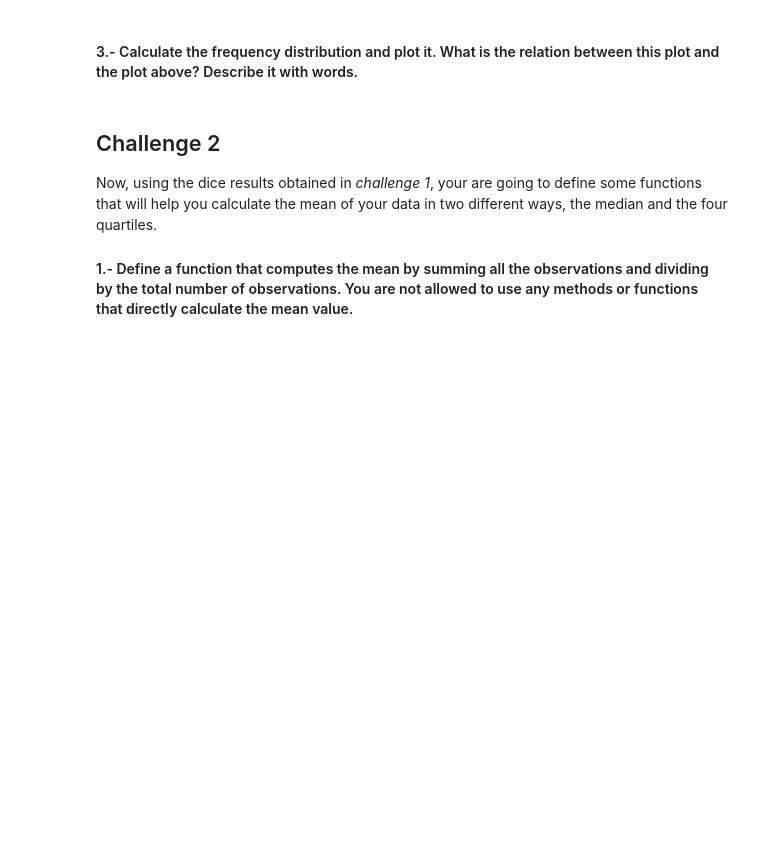
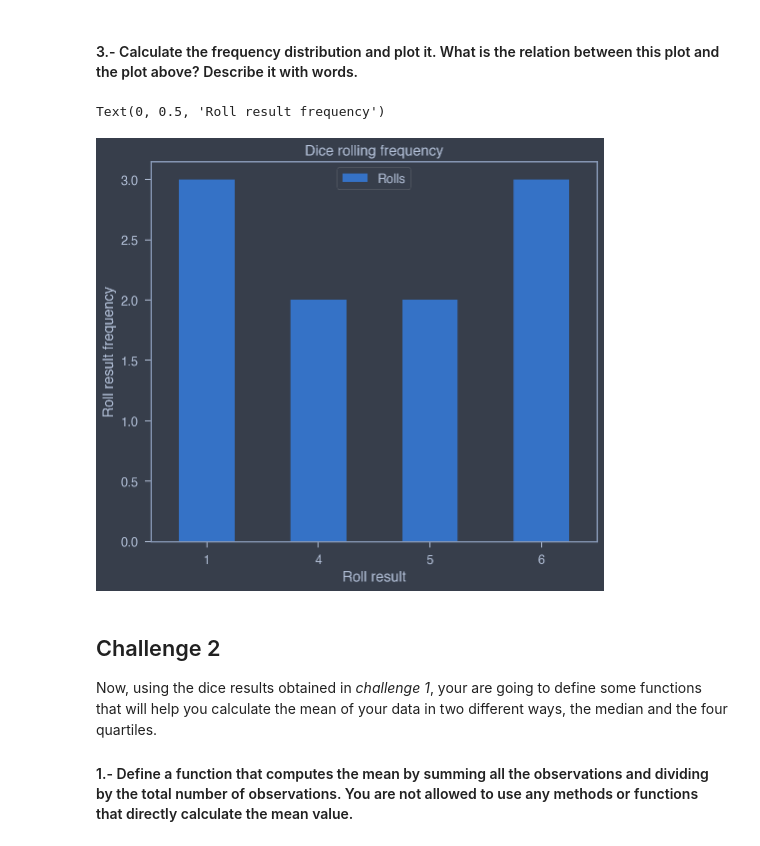
Before and after one commit to ta-data-lis/lab-understanding-descriptive-stats, a Jupyter notebook: your-code/main.ipynb, the cells around one changed output. Drawn from its saved outputs; the diff is of its cells as text; code cells hidden in the pictures; blank space fills up the shorter version.

```diff
--- a/your-code/main.ipynb
+++ b/your-code/main.ipynb
@@ -26,0 +57,11 @@ your comments here
+# %%
+# your code here
+frequency = db.groupby('Rolls').agg({'Rolls': 'count'})
+frequency
+
+freq = frequency.plot(kind = 'bar', rot = 0, title = 'Dice rolling frequency')
+freq.set_xlabel("Roll result")
+freq.set_ylabel("Roll result frequency")
+# %% [output]
+Text(0, 0.5, 'Roll result frequency')
+[figure, added]
```
Also changed, not shown: parts of 8 cells of this notebook.
